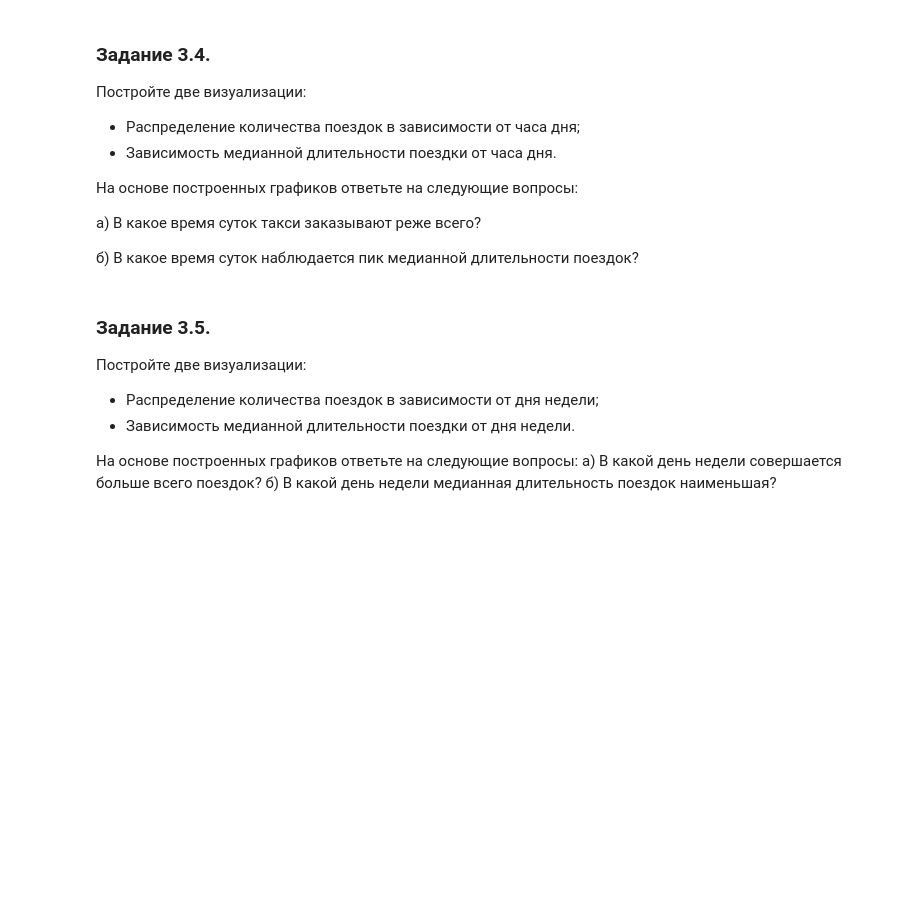
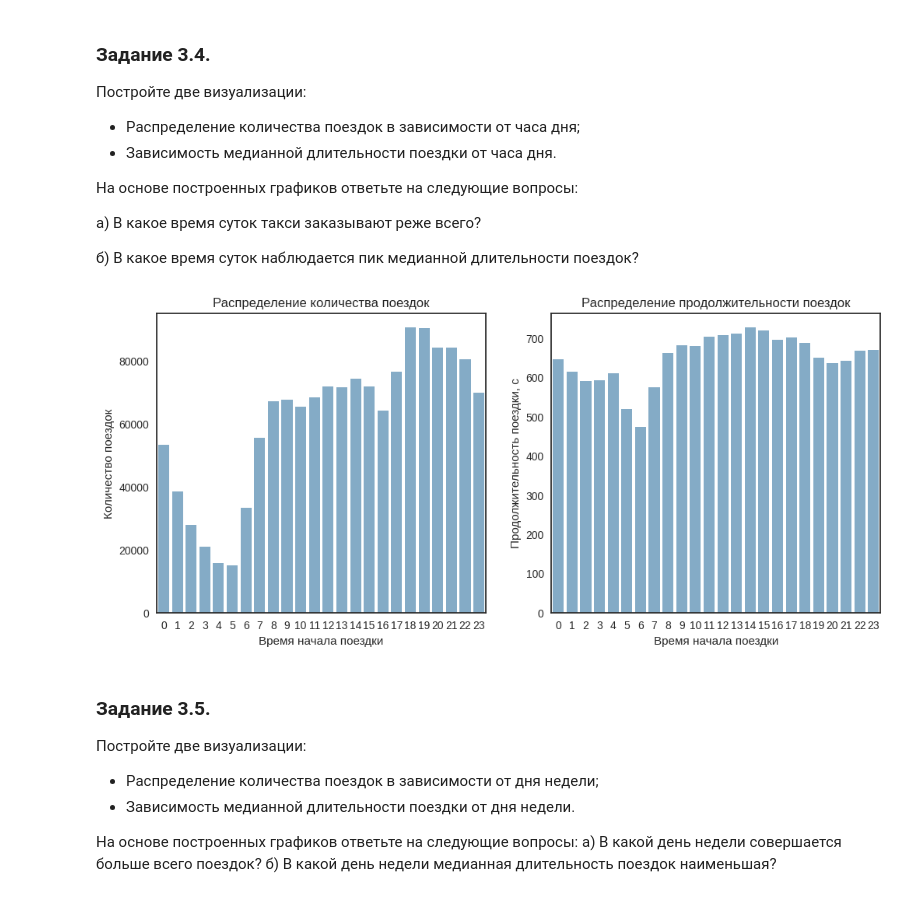
Before and after one commit to sawtoothpulse/project_5, a Jupyter notebook: project-5.ipynb, the cells around one changed output. Saved outputs shown, nothing was run; the diff lists cells and outputs as text; code cells hidden in the pictures; blank space fills up the shorter version.

```diff
--- a/project-5.ipynb
+++ b/project-5.ipynb
@@ -514,3 +573,18 @@ taxi_data['trip_duration_log'] = np.log(taxi_data['trip_duration']+1)
+# %%
+count_by_hour = df['pickup_hour'].value_counts().sort_index()
+duration_by_hour = df.groupby('pickup_hour')['trip_duration'].median()
+# %%
+fig, ax = plt.subplots(1, 2, figsize=(12, 5))
+sns.barplot(count_by_hour, ax=ax[0], alpha=0.6)
+ax[0].set_title('Распределение количества поездок')
+ax[0].set_xlabel('Время начала поездки')
+ax[0].set_ylabel('Количество поездок')
+sns.barplot(duration_by_hour, ax=ax[1], alpha=0.6)
+ax[1].set_title('Распределение продолжительности поездок')
+ax[1].set_xlabel('Время начала поездки')
+ax[1].set_ylabel('Продолжительность поездки, с');
+# %% [output]
+[figure, added]
 # %% [markdown]
 ### Задание 3.5.
 Постройте две визуализации:
```
Also changed, not shown: parts of 30 cells of this notebook.
